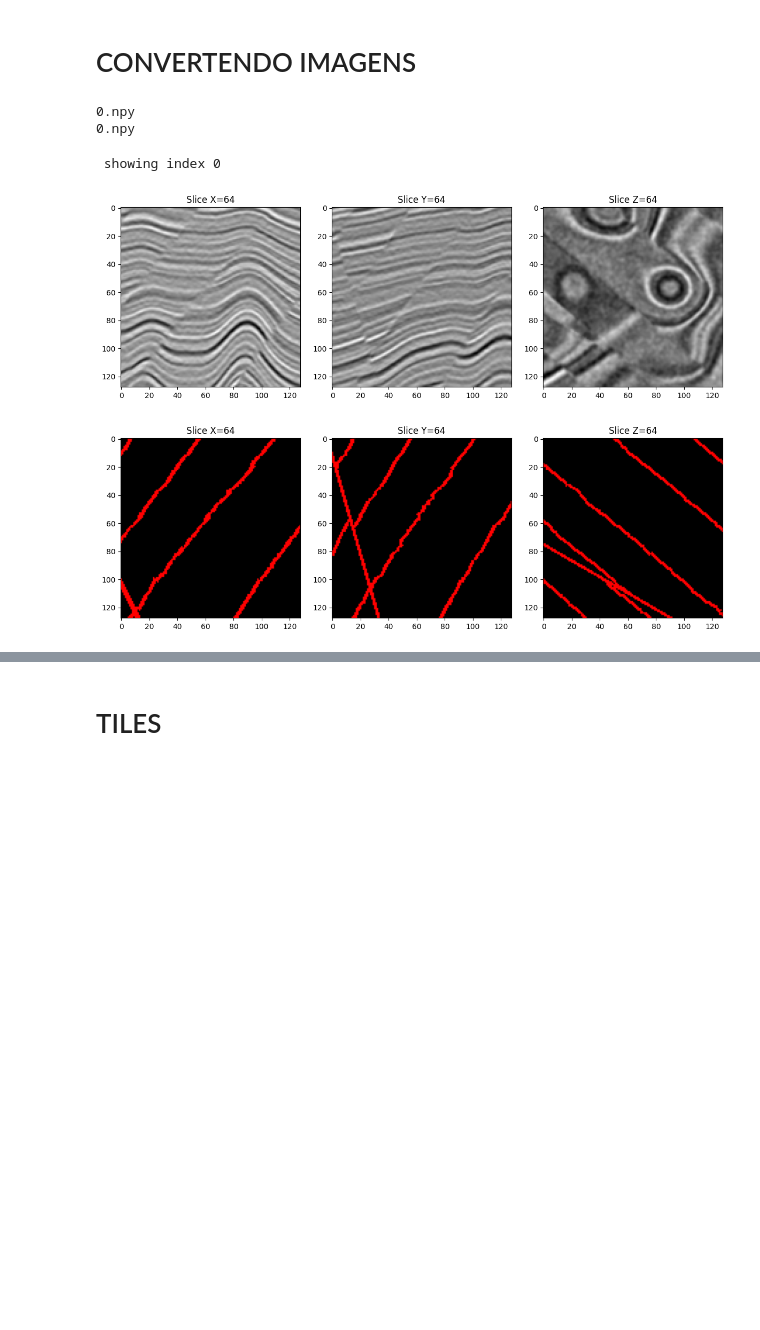
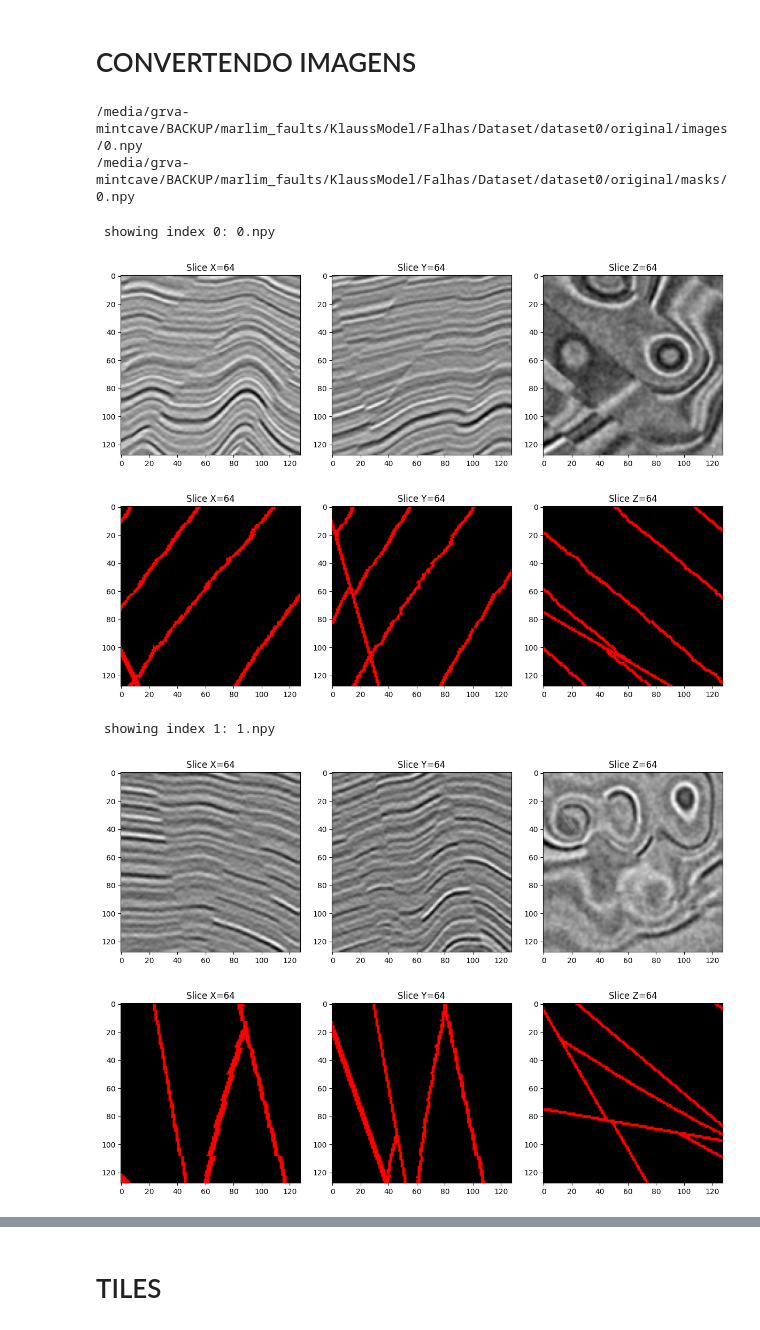
Before and after one commit to KlaussMarchi/Falhas, a Jupyter notebook: Dataset/dataset0/Format.ipynb, the cells around one changed output, grey strips where cells are left out. Saved outputs shown, nothing was run; the diff lists cells and outputs as text; code cells hidden in the pictures; blank space fills up the shorter version.

```diff
--- a/Dataset/dataset0/Format.ipynb
+++ b/Dataset/dataset0/Format.ipynb
@@ -40,14 +41,14 @@ with open('../../Task/info.json', 'w', encoding='utf-8') as file:
 # %% [markdown]
 # CONVERTENDO IMAGENS
 # %%
-images = sorted(os.listdir('original/images'))
-masks  = sorted(os.listdir('original/masks'))
+images = getFiles('original/images')
+masks  = getFiles('original/masks')
 
 print(images[0])
 print(masks[0])
 # %% [output]
-0.npy
-0.npy
+/media/grva-mintcave/BACKUP/marlim_faults/KlaussModel/Falhas/Dataset/dataset0/original/images/0.npy
+/media/grva-mintcave/BACKUP/marlim_faults/KlaussModel/Falhas/Dataset/dataset0/original/masks/0.npy
 # %%
 def formatAxis(img):
     return np.transpose(img, (0, 2, 1))
@@ -64,35 +65,40 @@ def showTile(img, mask=False):
         img[:, mid_y, :],  # Plano XZ (Corte ao longo do eixo Y)
         img[:, :, mid_z]   # Plano XY (Corte ao longo do eixo Z)
     ]
 
     slices[0] = np.array(slices[0])
     arr_y = np.array(slices[1])
     arr_z = np.array(slices[2])
     slices[1] = np.rot90(arr_z, -1)
     slices[2] = arr_y
 
     cmap_config = ListedColormap(['black', 'red', 'green', 'blue']) if mask else 'gray'
     vmin, vmax  = (0, 3) if mask else (None, None)
     titles = [f'Slice X={mid_x}', f'Slice Y={mid_y}', f'Slice Z={mid_z}']
 
     for i, ax in enumerate(axes):
         ax.imshow(slices[i], cmap=cmap_config, vmin=vmin, vmax=vmax)
         ax.set_title(titles[i])
 
     plt.tight_layout()
     plt.show()
 
 def getImage(base_path, file_name):
     return formatAxis(np.load(os.path.join(base_path, file_name)))
 
 for i, (img_path, msk_path) in enumerate(zip(images, masks)):
-    if i == 1:
+    if i == 2:
         break
 
-    print(f'\n\n showing index {i}')
-    showTile(getImage('original/images', img_path), mask=False)
-    showTile(getImage('original/masks',  msk_path), mask=True)
+    file_name = Path(img_path).name
+    print(f'\n\n showing index {i}:', file_name)
+
+    showTile(getImage('original/images', file_name), mask=False)
+    showTile(getImage('original/masks',  file_name), mask=True)
 # %% [output]
- showing index 0
+ showing index 0: 0.npy
 [figure]
 [figure]
+ showing index 1: 1.npy
+[figure, added]
+[figure, added]
```
Also changed, not shown: parts of 8 cells of this notebook, 6 other files.
